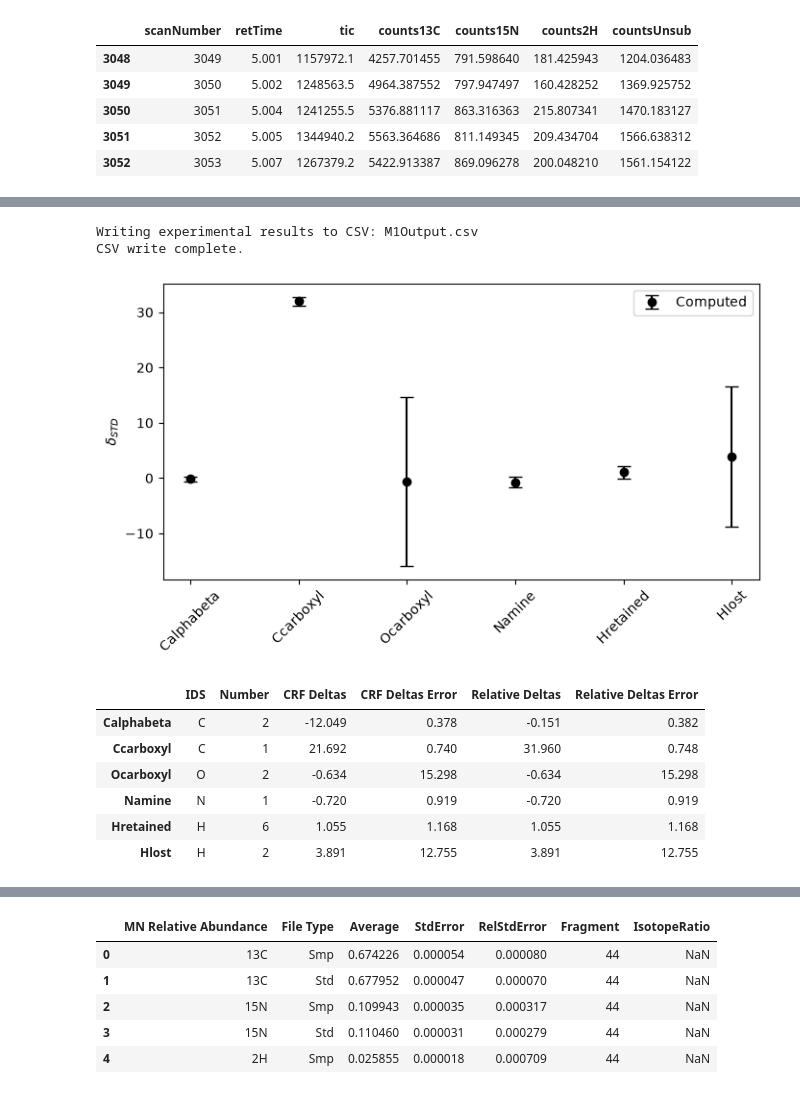
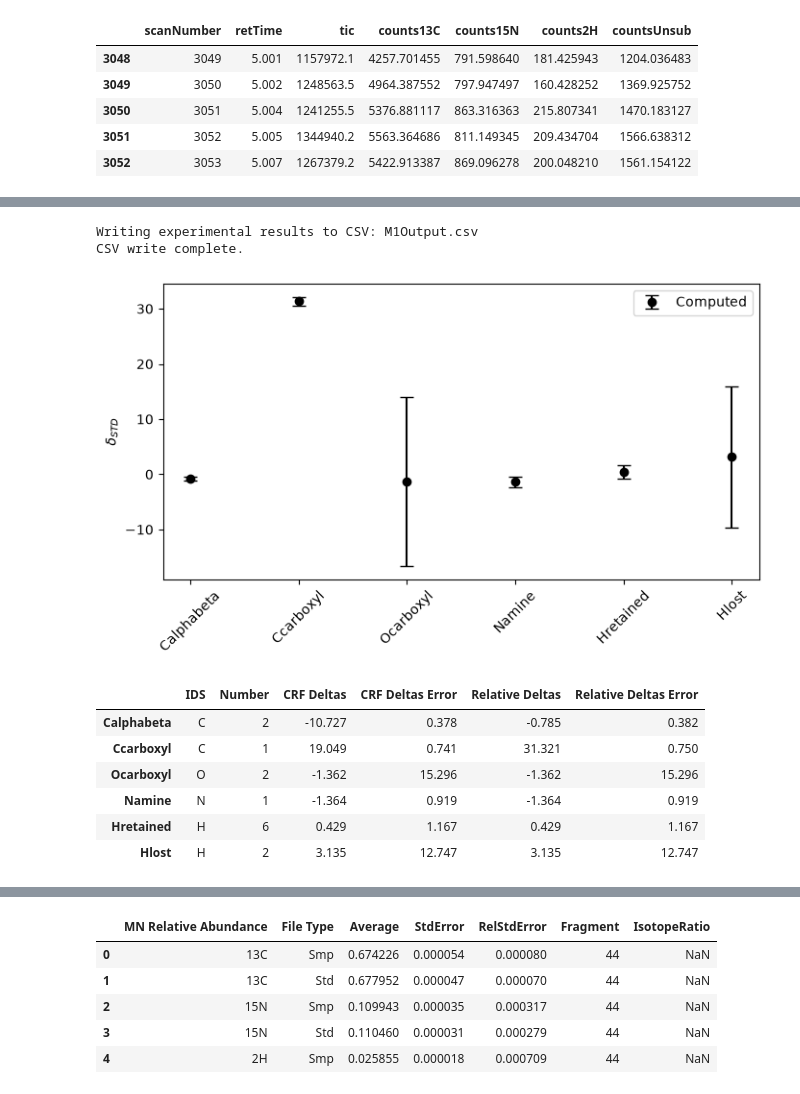
Before and after one commit to Csernica/isotomics, a Jupyter notebook: docs/tutorials/m1_experimental_workflow.ipynb, the cells around one changed output, grey strips where cells are left out. Drawn from its saved outputs; the diff is of its cells as text; code cells hidden in the pictures.

```diff
--- a/docs/tutorials/m1_experimental_workflow.ipynb
+++ b/docs/tutorials/m1_experimental_workflow.ipynb
@@ -205,28 +202,30 @@ Csernica and Eiler (2023) before changing it.
 # %%
-STANDARD_DELTA_APPROX = [-11.9, -9.95, 0, 0, 0, 0]  # Calphabeta, Ccarboxyl, Ocarboxyl, Namine, Hretained, Hlost
+# The standard's carbon values from Weiss et al. (2023), Table 2: Calphabeta is the mean of C-2 (-12.9) and C-3 (-7.0),
+# Ccarboxyl is C-1 (-11.9). The other sites are not known, so they are set to 0.
+STANDARD_DELTA_APPROX = [-9.95, -11.9, 0, 0, 0, 0]  # Calphabeta, Ccarboxyl, Ocarboxyl, Namine, Hretained, Hlost
 
 results = solveExperimentalData.experimentalDataM1(
     rtnMeans,
     Path.cwd(),
     MOLECULE_INPUT_PATH,
     STANDARD_DELTA_APPROX,
     UValue="13C/Unsub",
     mAObs=-0.8,
     mARelErr=0.0001,
     perturbTheoryOAmt=0.0003,
 )
 # %% [output]
 Writing experimental results to CSV: M1Output.csv
 CSV write complete.
-[figure, old version]
+[figure, new version]
 # %%
 results[["IDS", "Number", "CRF Deltas", "CRF Deltas Error", "Relative Deltas", "Relative Deltas Error"]]
 # %% [output]
 |  | IDS | Number | CRF Deltas | CRF Deltas Error | Relative Deltas | Relative Deltas Error |
-| Calphabeta | C | 2 | -12.049 | 0.378 | -0.151 | 0.382 |
-| Ccarboxyl | C | 1 | 21.692 | 0.740 | 31.960 | 0.748 |
-| Ocarboxyl | O | 2 | -0.634 | 15.298 | -0.634 | 15.298 |
-| Namine | N | 1 | -0.720 | 0.919 | -0.720 | 0.919 |
-| Hretained | H | 6 | 1.055 | 1.168 | 1.055 | 1.168 |
-| Hlost | H | 2 | 3.891 | 12.755 | 3.891 | 12.755 |
+| Calphabeta | C | 2 | -10.727 | 0.378 | -0.785 | 0.382 |
+| Ccarboxyl | C | 1 | 19.049 | 0.741 | 31.321 | 0.750 |
+| Ocarboxyl | O | 2 | -1.362 | 15.296 | -1.362 | 15.296 |
+| Namine | N | 1 | -1.364 | 0.919 | -1.364 | 0.919 |
+| Hretained | H | 6 | 0.429 | 1.167 | 0.429 | 1.167 |
+| Hlost | H | 2 | 3.135 | 12.747 | 3.135 | 12.747 |
 # %% [markdown]
```
Also changed, not shown: parts of 11 cells of this notebook, 1 other file.
